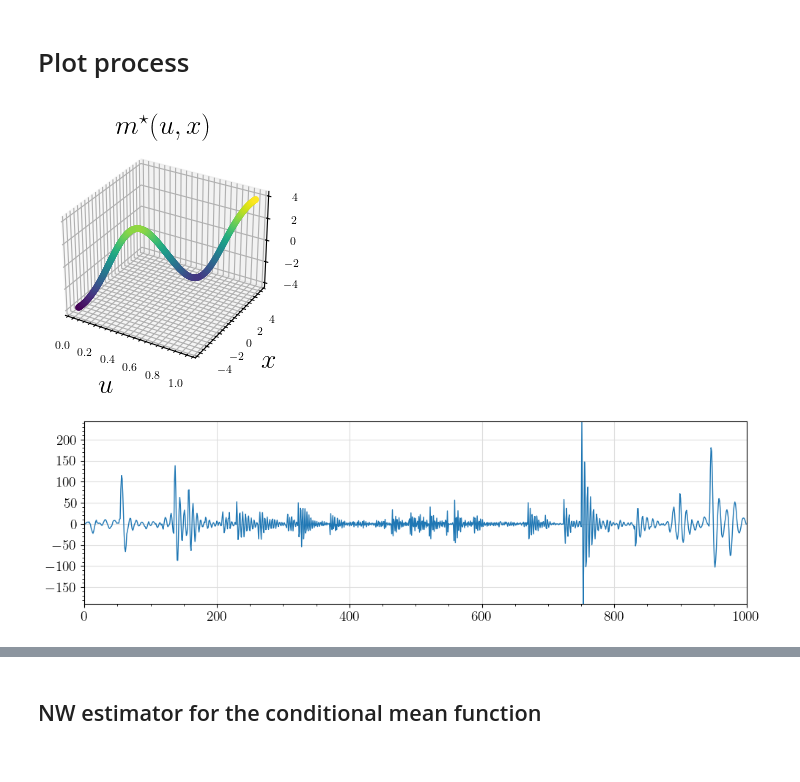
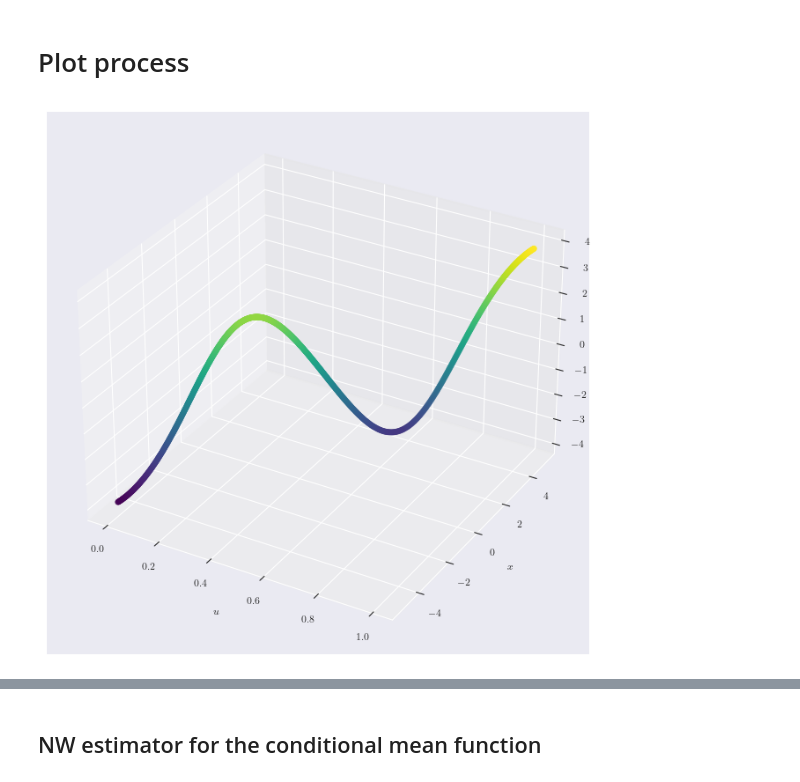
Before and after one commit to mzalaya/wasslsp, a Jupyter notebook: notebooks/simul/Cauchy tvAR(2) process.ipynb, the cells around one changed output, grey strips where cells are left out. Saved outputs shown, nothing was run; the diff lists cells and outputs as text; code cells hidden in the pictures.

```diff
--- a/notebooks/simul/Cauchy tvAR(2) process.ipynb
+++ b/notebooks/simul/Cauchy tvAR(2) process.ipynb
@@ -56,30 +56,26 @@ m_star = lambda u, x, y: phi_star(u) * x + psi_star(u) * y
 # %%
 # Plot of m^star
 # plt.rcParams["figure.figsize"] = (24,3)
 
 u = np.linspace(0., 1., T)
 x = np.linspace(-5, 5, T)
 u_mesh, y_mesh = np.meshgrid(u, x)
 
 m_star_vals_mesh = m_star(u_mesh, y_mesh, y_mesh)
 m_star_vals = m_star(u, x, x)
 # ax = plt.axes(projection='3d')
 # ax.plot3D(u, x, m_star_vals, 'gray')
 # plt.show()
 fig = plt.figure()
 ax = plt.axes(projection='3d')
-plt.grid(which='major', color='#DDDDDD', linewidth=0.8)
-plt.minorticks_on()
 # ax.contour3D(u_mesh, y_mesh, m_star_vals_mesh, 50, cmap='binary')
-ax.scatter(u, x, m_star_vals, c=m_star_vals, cmap='viridis', linewidth=0.1);
-ax.set_xlabel(r'$u$', fontsize=20)
-ax.set_ylabel(r'$x$', fontsize=20)
-ax.set_title(r'$m^\star(u,x)$', fontsize=20)
-plt.savefig("m_star_tvAR_2_cauchy.pdf", dpi=300)
-plt.tight_layout()
+ax.scatter(u, x, m_star_vals, c=m_star_vals, cmap='viridis', linewidth=0.5);
+ax.set_xlabel(r'$u$')
+ax.set_ylabel(r'$x$')
+ax.set_zlabel(r'$m^\star(u,x)$')
 plt.show()
 # %% [output]
-[figure, old version]
+[figure, new version]
 # %%
 
 T = 1000
@@ -111,29 +106,6 @@ for replication in range(n_replications):
 
     X_dict[str(replication)] = X
     X_tvar_2_replications[replication] = X_tvar_2
-# %%
-path_fig = "/Users/mzalaya/Library/CloudStorage/Dropbox/research/git/wasslsp/figs/"
-plt.rcParams["figure.figsize"] = (10,3)
-
-u_var = np.linspace(0., 1., T)
-
-for replication in range(n_replications):
-    plt.grid(which='major', color='#DDDDDD', linewidth=0.8)
-    plt.minorticks_on()
-    plt.plot(X_tvar_2_replications[replication], lw=1)
-    # plt.plot(X_tvar_2_replications_u_var[replication], lw=2)
-    # plt.plot(X_tvar_2_mean)
-    # plt.xticks(np.arange(0, T+1, 200, dtype=int))
-    plt.xlim(0, T)
-    plt.ylim(min(X_tvar_2_replications[replication]) , max(X_tvar_2_replications[replication]))
-    plt.xticks(fontsize=14)
-    plt.yticks(fontsize=14)
-    # plt.title(r'$Y_{t,T} = m^\star(\frac{t}{T}, X_{t,T}) + \varepsilon_{t,T}$')
-    # plt.legend()
-    plt.tight_layout()
-    plt.savefig(path_fig+"tv_AR_2_cauchy.pdf", dpi=300)
-# %% [output]
-[figure, removed]
 # %%
 path_fig = "/Users/mzalaya/Library/CloudStorage/Dropbox/research/git/wasslsp/figs/"
 plt.rcParams["figure.figsize"] = (10,3)
```
Also changed, not shown: parts of 2 cells of this notebook, 29 other files.
